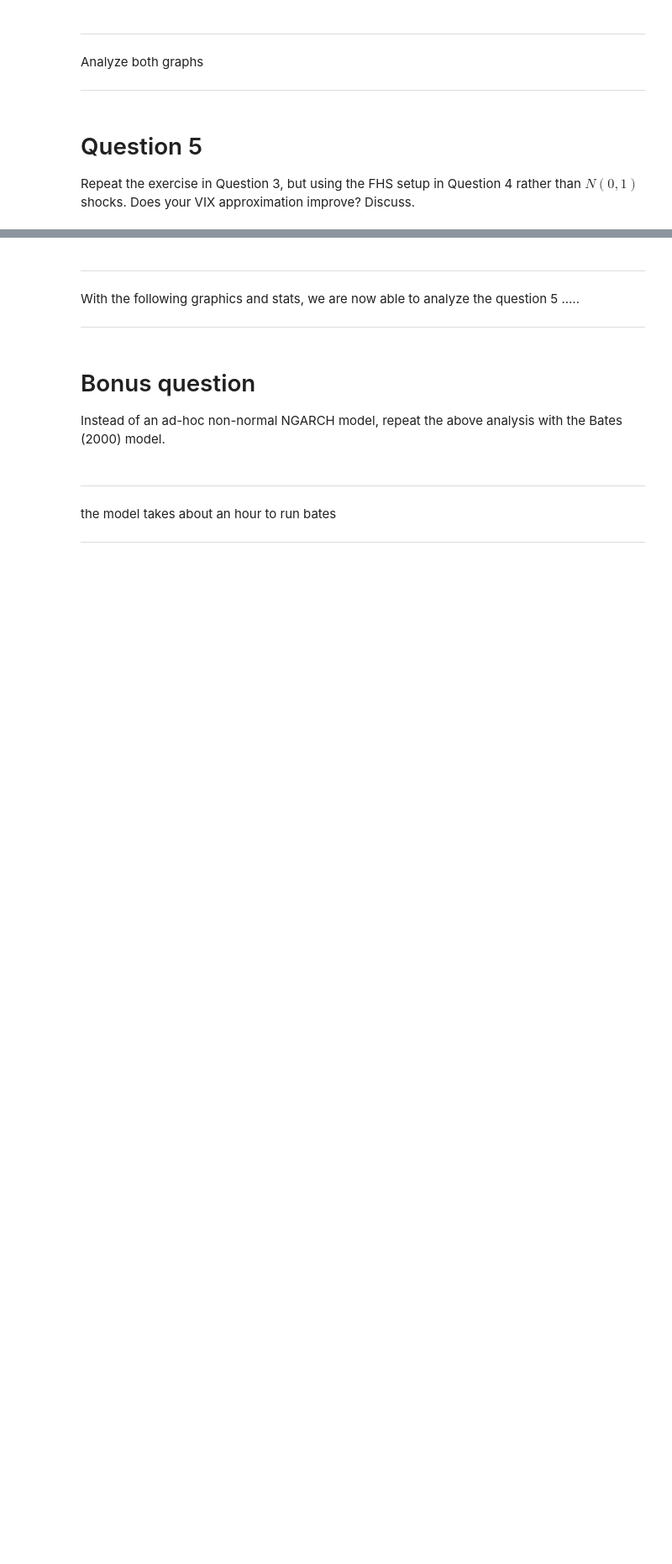
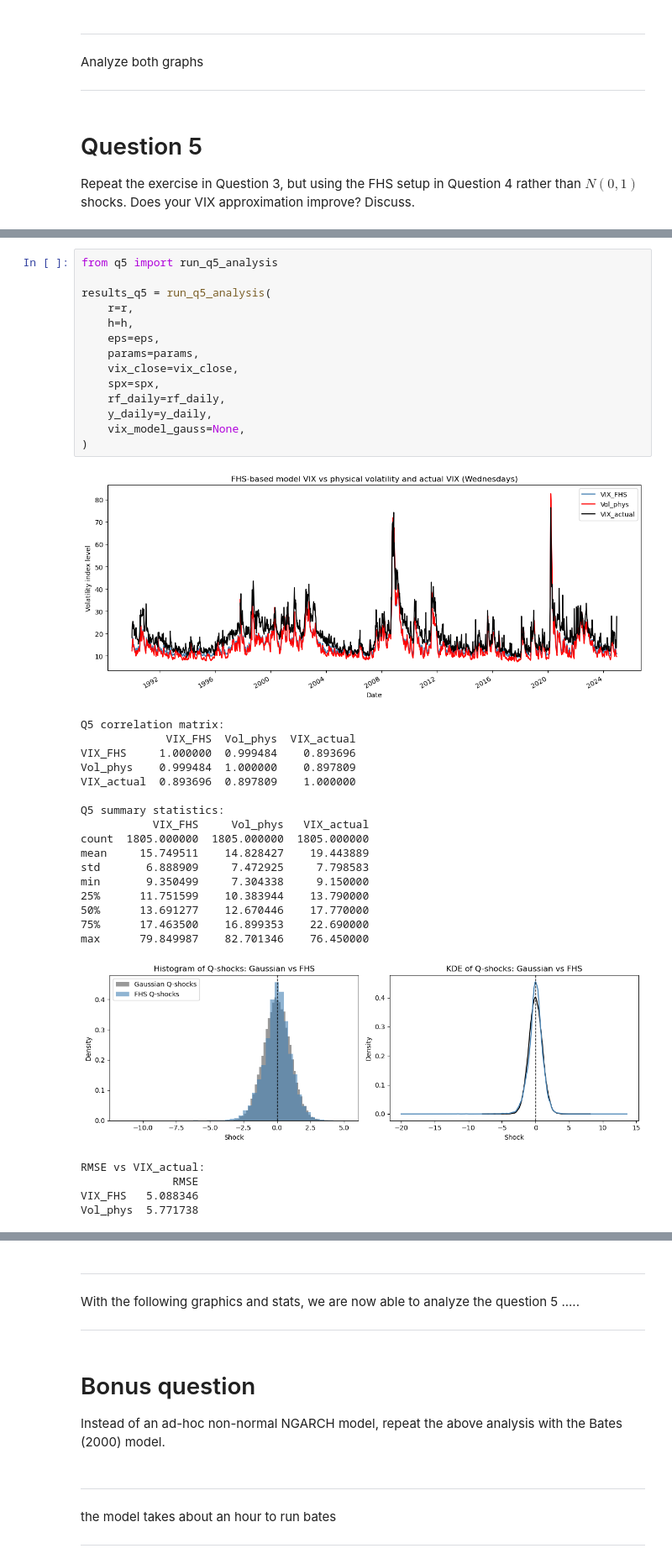
Before and after one commit to geoffroy-h-e/derivatives_p2, a Jupyter notebook: p2/main.ipynb, the cells around one changed output, grey strips where cells are left out. Shown at 84% size. Cells and saved outputs as stored; diff of their text form; blank space fills up the shorter version.

```diff
--- a/p2/main.ipynb
+++ b/p2/main.ipynb
@@ -607,0 +291,37 @@ RMSE: 5.085532164016382
+# %%
+from q5 import run_q5_analysis
+
+results_q5 = run_q5_analysis(
+    r=r,
+    h=h,
+    eps=eps,
+    params=params,
+    vix_close=vix_close,
+    spx=spx,
+    rf_daily=rf_daily,
+    y_daily=y_daily,
+    vix_model_gauss=None,
+)
+# %% [output]
+[figure, added]
+Q5 correlation matrix:
+             VIX_FHS  Vol_phys  VIX_actual
+VIX_FHS     1.000000  0.999484    0.893696
+Vol_phys    0.999484  1.000000    0.897809
+VIX_actual  0.893696  0.897809    1.000000
+
+Q5 summary statistics:
+           VIX_FHS     Vol_phys   VIX_actual
+count  1805.000000  1805.000000  1805.000000
+mean     15.749511    14.828427    19.443889
+std       6.888909     7.472925     7.798583
+min       9.350499     7.304338     9.150000
+25%      11.751599    10.383944    13.790000
+50%      13.691277    12.670446    17.770000
+75%      17.463500    16.899353    22.690000
+max      79.849987    82.701346    76.450000
+[figure, added]
+RMSE vs VIX_actual:
+              RMSE
+VIX_FHS   5.088346
+Vol_phys  5.771738
```
Also changed, not shown: parts of 6 cells of this notebook, 3 other files.
